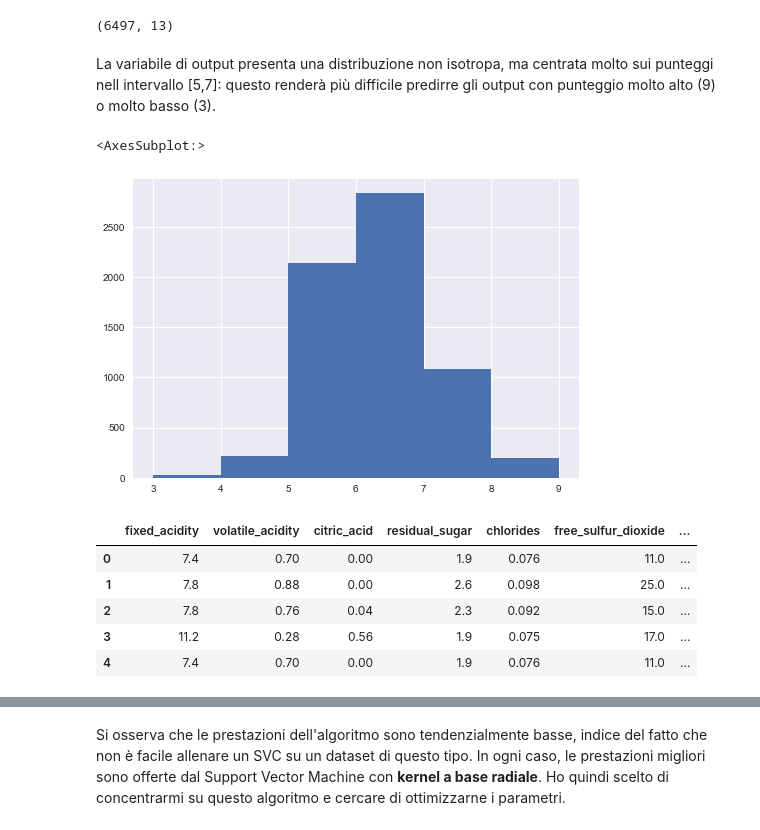
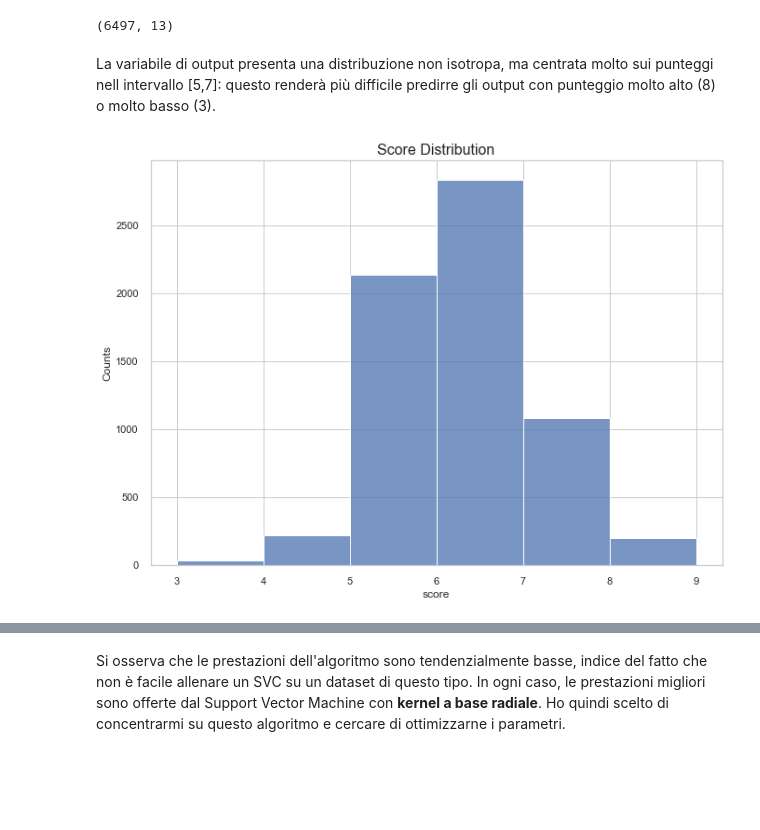
Before and after one commit to andreasala98/WineClass, a Jupyter notebook: WineClassifier.ipynb, the cells around one changed output, grey strips where cells are left out. Saved outputs shown, nothing was run; the diff lists cells and outputs as text; code cells hidden in the pictures; blank space fills up the shorter version.

```diff
--- a/WineClassifier.ipynb
+++ b/WineClassifier.ipynb
@@ -44,18 +48,13 @@ print(df.shape)
 # %% [output]
 (6497, 13)
 # %% [markdown]
-La variabile di output presenta una distribuzione non isotropa, ma centrata molto sui punteggi nell intervallo \[5,7\]: questo renderà più difficile predirre gli output con punteggio molto alto (9) o molto basso (3).
+La variabile di output presenta una distribuzione non isotropa, ma centrata molto sui punteggi nell intervallo \[5,7\]: questo renderà più difficile predirre gli output con punteggio molto alto (8) o molto basso (3).
-# %%
-df['score'].hist(bins=6)
-# %% [output]
-<AxesSubplot:>
-[figure, removed]
-# %%
-df.head()
-# %% [output]
-|  | fixed_acidity | volatile_acidity | citric_acid | residual_sugar | chlorides | free_sulfur_dioxide | ... |
-| 0 | 7.4 | 0.70 | 0.00 | 1.9 | 0.076 | 11.0 | ... |
-| 1 | 7.8 | 0.88 | 0.00 | 2.6 | 0.098 | 25.0 | ... |
-| 2 | 7.8 | 0.76 | 0.04 | 2.3 | 0.092 | 15.0 | ... |
-| 3 | 11.2 | 0.28 | 0.56 | 1.9 | 0.075 | 17.0 | ... |
-| 4 | 7.4 | 0.70 | 0.00 | 1.9 | 0.076 | 11.0 | ... |
+# %%
+sns.set(style = 'whitegrid', rc={'figure.figsize':(11,8)})
+ax = sns.histplot(df['score'], bins=6, kde=False, stat='count')
+ax.set_ylabel("Counts")
+ax.set_xlabel("score")
+ax.set_title("Score Distribution", fontsize=16)
+plt.show()
+# %% [output]
+[figure, added]
```
Also changed, not shown: parts of 51 cells of this notebook.
